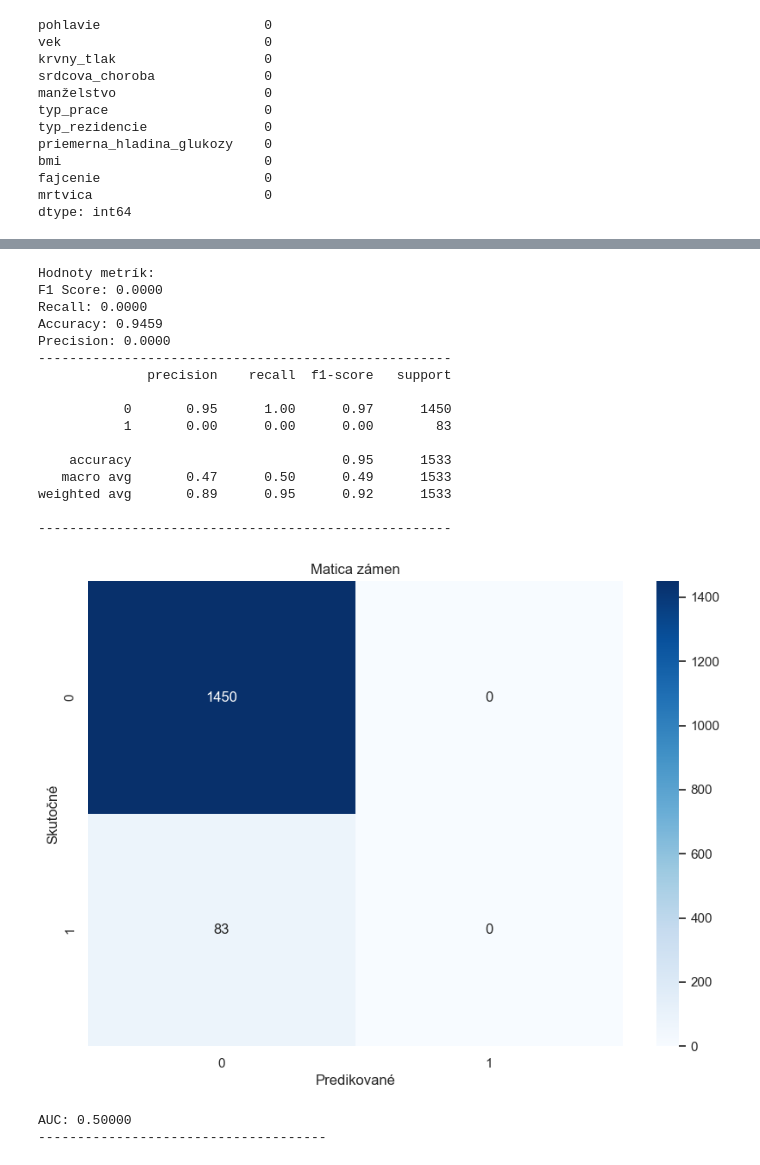
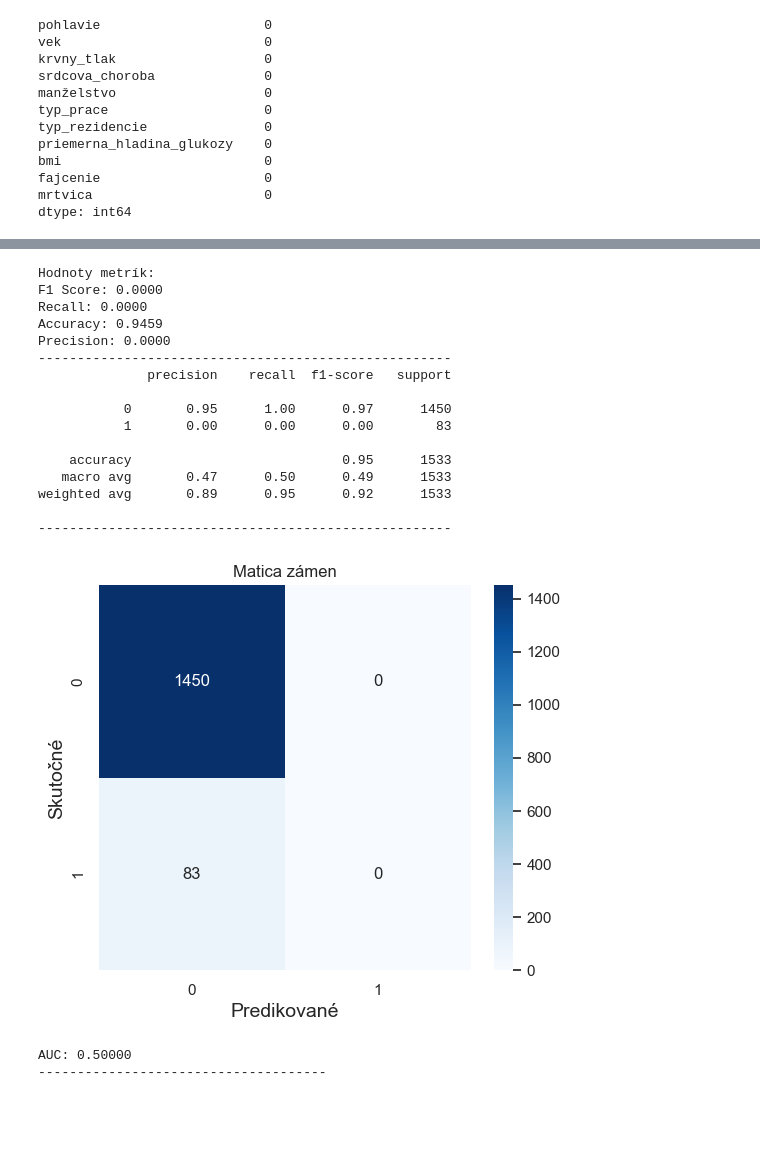
Before and after one commit to vs569ad/vs569ad-1, a Jupyter notebook: LR_AP_vylepšene.ipynb, the cells around one changed output, grey strips where cells are left out. Cells and saved outputs as stored; diff of their text form; code cells hidden in the pictures; blank space fills up the shorter version.

```diff
--- a/LR_AP_vylepšene.ipynb
+++ b/LR_AP_vylepšene.ipynb
@@ -215,39 +215,39 @@ precision = precision_score(y_test, y_pred_LR)
 
 print("Hodnoty metrík:")
 print(f"F1 Score: {f1:.4f}")
 print(f"Recall: {recall:.4f}")
 print(f"Accuracy: {accuracy:.4f}")
 print(f"Precision: {precision:.4f}")
 print("-----------------------------------------------------")
 print(classification_report(y_test, y_pred_LR))
 print("-----------------------------------------------------")
 
 # vytvorenie a vizualizácia matice zámen
-cm = confusion_matrix(y_test, y_pred_LR)
-plt.figure(figsize=(10, 7))
-sns.heatmap(cm, annot=True, fmt='d', cmap='Blues')
-plt.xlabel('Predikované')
-plt.ylabel('Skutočné')
+cm_adasyn = confusion_matrix(y_test, y_pred_LR)
+plt.figure(figsize=(6, 5))
+sns.heatmap(cm_adasyn, annot=True, fmt='d', cmap='Blues')
+plt.xlabel('Predikované', fontsize=14)
+plt.ylabel('Skutočné', fontsize=14)
 plt.title('Matica zámen')
 plt.show()
 # %% [output]
 Hodnoty metrík:
 F1 Score: 0.0000
 Recall: 0.0000
 Accuracy: 0.9459
 Precision: 0.0000
 -----------------------------------------------------
               precision    recall  f1-score   support
 
            0       0.95      1.00      0.97      1450
            1       0.00      0.00      0.00        83
 
     accuracy                           0.95      1533
    macro avg       0.47      0.50      0.49      1533
 weighted avg       0.89      0.95      0.92      1533
 
 -----------------------------------------------------
-[figure, old version]
+[figure, new version]
 # %%
 # výpočet a zobrazenie ROC krivky a AUC (plochy pod ROC krivkou)
 auc_NB = roc_auc_score(y_test, y_pred_LR)
```
Also changed, not shown: parts of 1 cell of this notebook, 10 other files.
